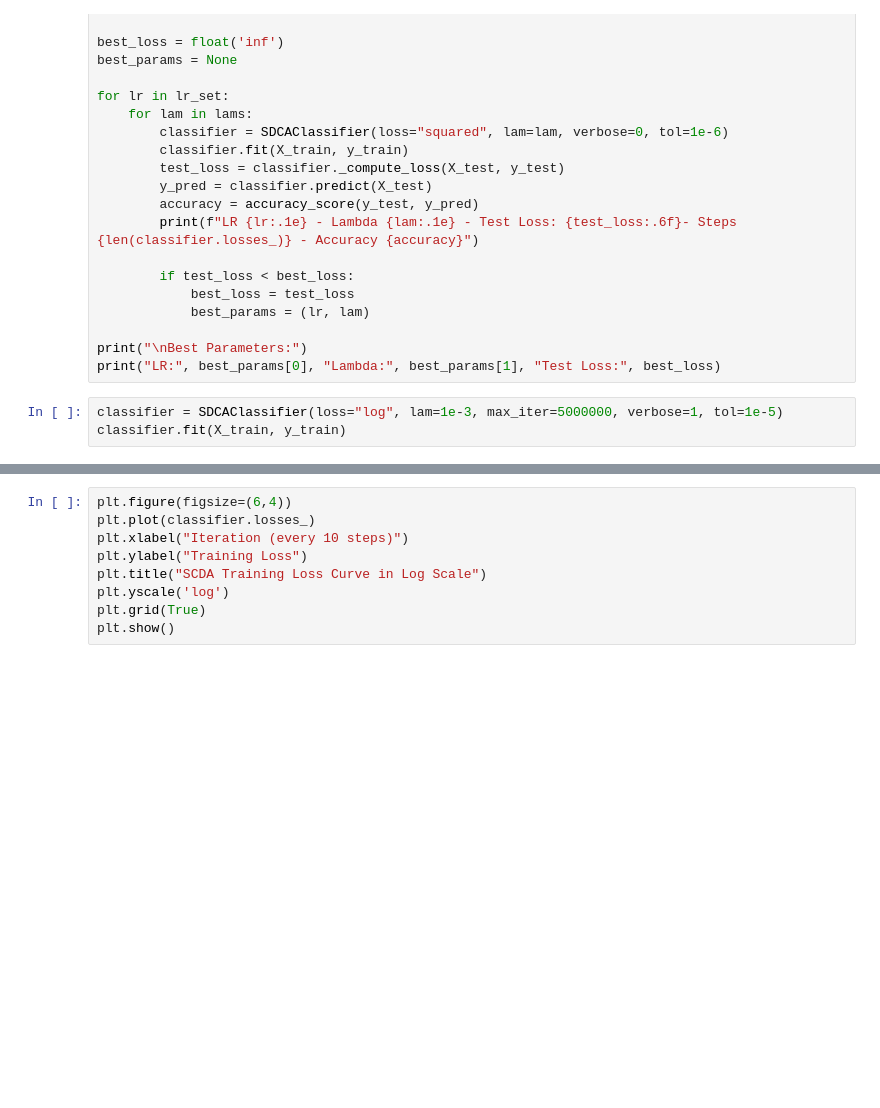
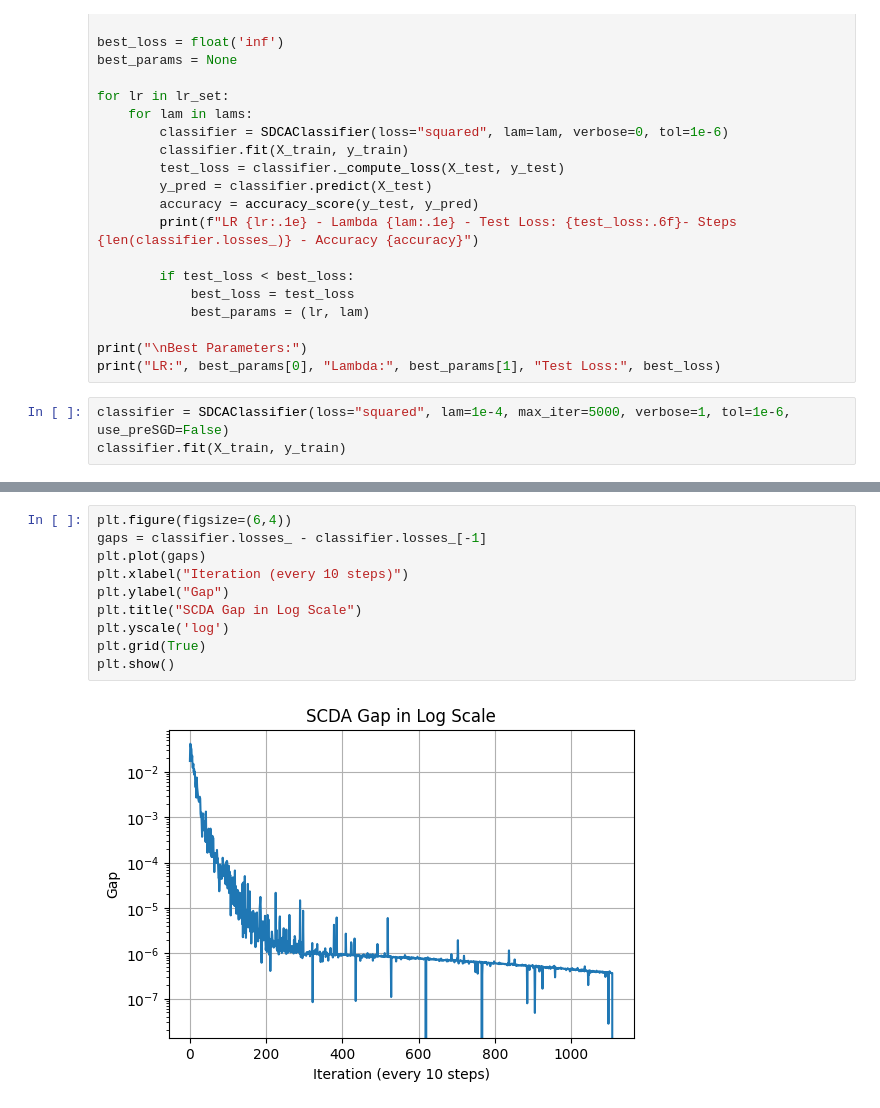
Before and after one commit to boraykasap/incremental-learning-algos, a Jupyter notebook: SCDA.ipynb, the cells around one changed output, grey strips where cells are left out. Saved outputs shown, nothing was run; the diff lists cells and outputs as text; blank space fills up the shorter version.

```diff
--- a/SCDA.ipynb
+++ b/SCDA.ipynb
@@ -298,6 +298,6 @@ for lr in lr_set:
 print("\nBest Parameters:")
 print("LR:", best_params[0], "Lambda:", best_params[1], "Test Loss:", best_loss)
 # %%
-classifier = SDCAClassifier(loss="log", lam=1e-3, max_iter=5000000, verbose=1, tol=1e-5)
+classifier = SDCAClassifier(loss="squared", lam=1e-4, max_iter=5000, verbose=1, tol=1e-6, use_preSGD=False)
 classifier.fit(X_train, y_train)
 # %% [output]
@@ -311,11 +322,14 @@ Iter  50 | Gap: 1.30e-04 | Primal Loss: 0.615815
 # %%
 plt.figure(figsize=(6,4))
-plt.plot(classifier.losses_)
+gaps = classifier.losses_ - classifier.losses_[-1]
+plt.plot(gaps)
 plt.xlabel("Iteration (every 10 steps)")
-plt.ylabel("Training Loss")
-plt.title("SCDA Training Loss Curve in Log Scale")
+plt.ylabel("Gap")
+plt.title("SCDA Gap in Log Scale")
 plt.yscale('log')
 plt.grid(True)
 plt.show()
+# %% [output]
+[figure, added]
 # %%
 plt.figure(figsize=(6,4))
```
Also changed, not shown: parts of 5 cells of this notebook, 1 other file.
